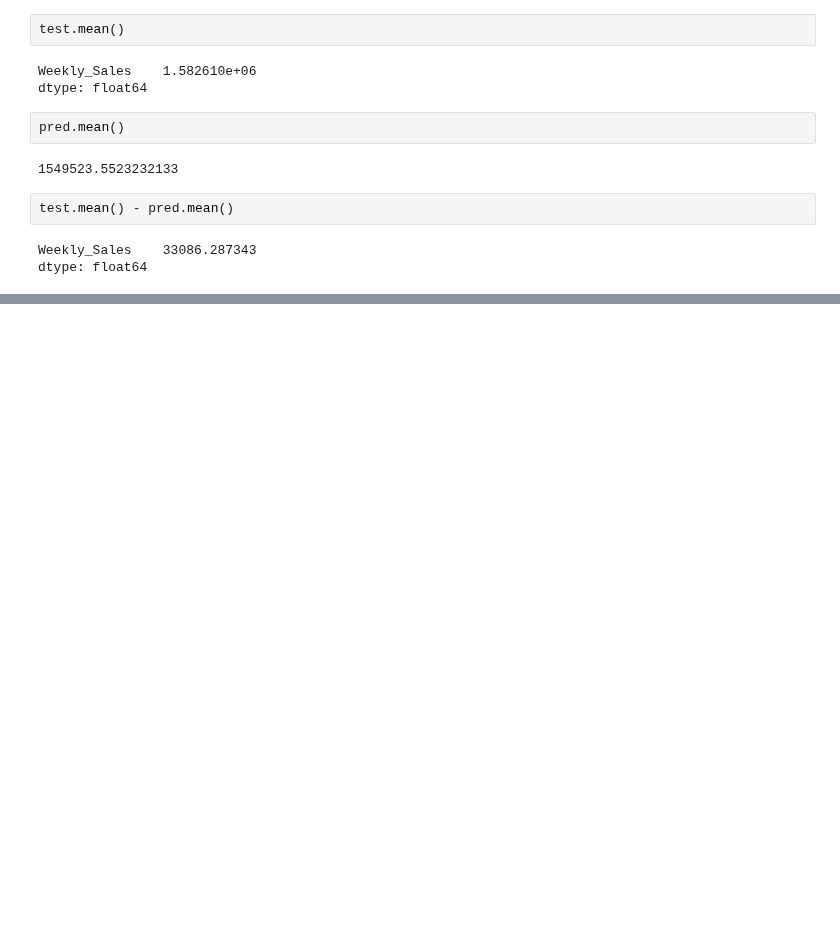
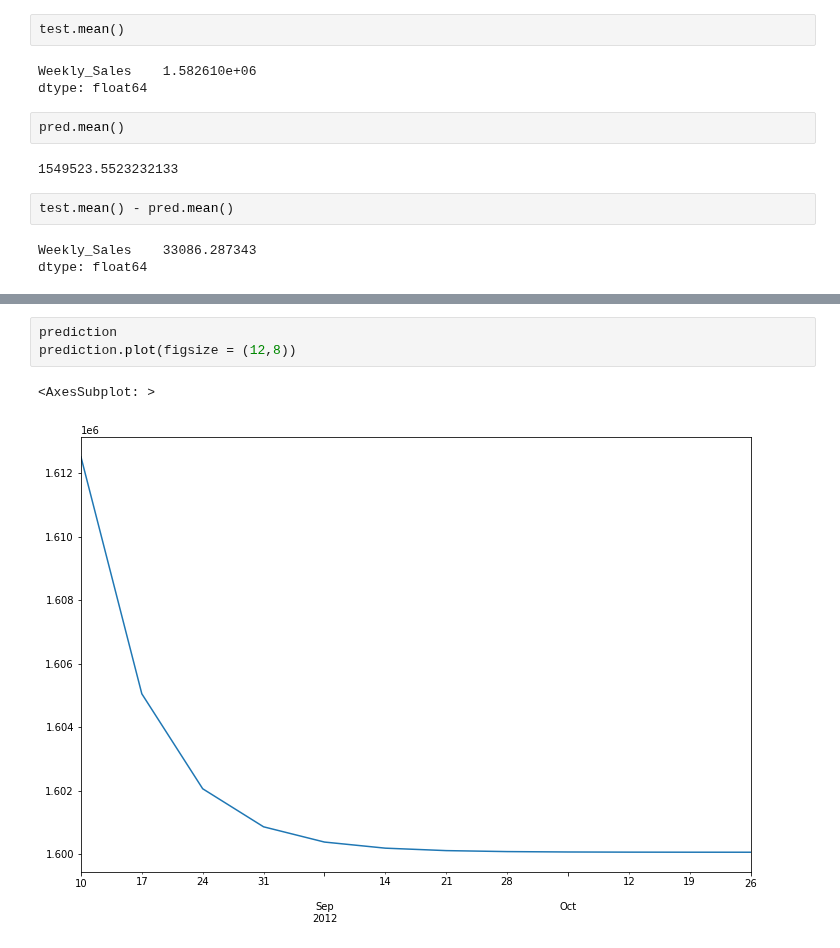
Before and after one commit to Jeongho-cho/Walmart, a Jupyter notebook: wal.pred.ipynb, the cells around one changed output, grey strips where cells are left out. Saved outputs shown, nothing was run; the diff lists cells and outputs as text; blank space fills up the shorter version.

```diff
--- a/wal.pred.ipynb
+++ b/wal.pred.ipynb
@@ -240,0 +291,6 @@ dtype: float64
+# %%
+prediction
+prediction.plot(figsize = (12,8))
+# %% [output]
+<AxesSubplot: >
+[figure, added]
```
Also changed, not shown: parts of 29 cells of this notebook.
